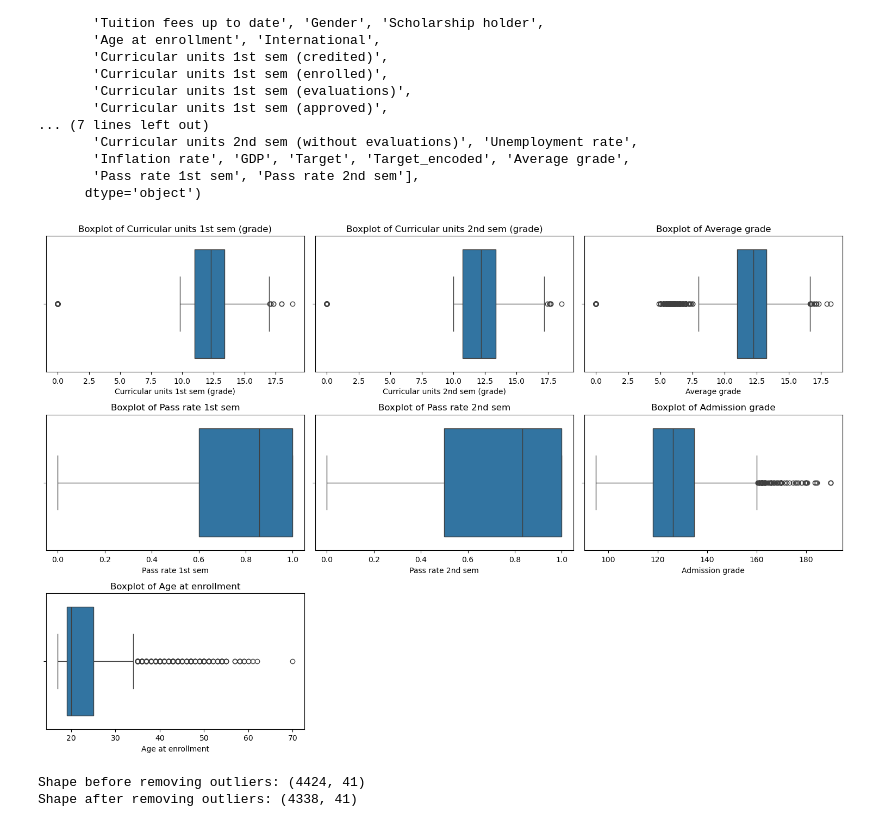
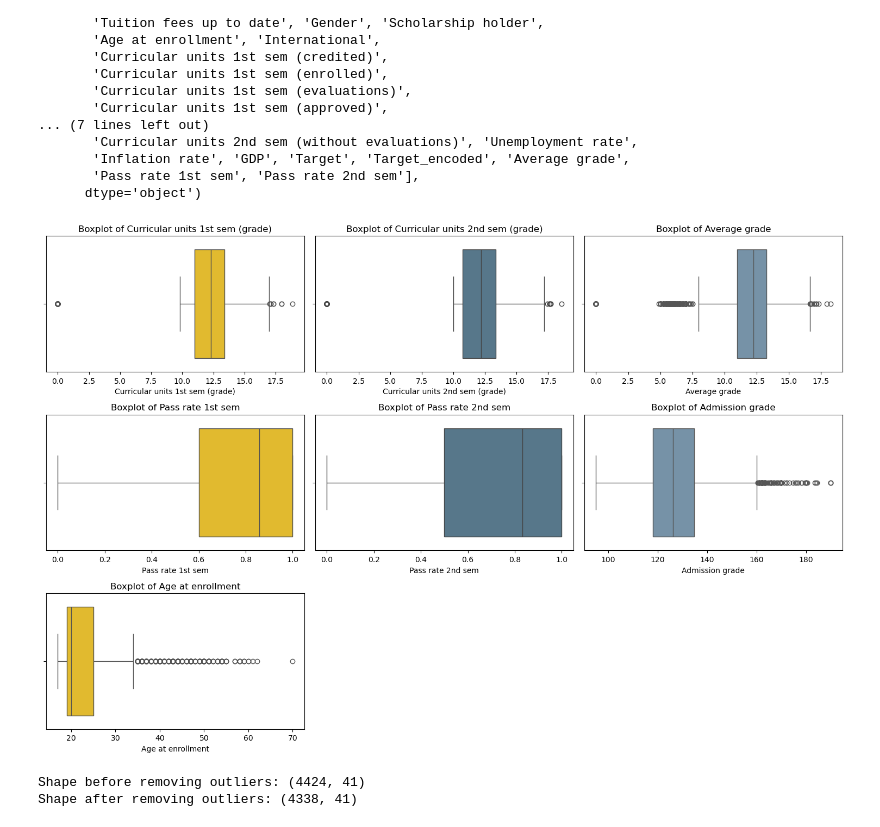
Before and after one commit to TaniaZakowski/machine_learning_projectweek7, a Jupyter notebook: notebook/notebook_machine_learning.ipynb, the cells around one changed output. Drawn from its saved outputs; the diff is of its cells as text; code cells hidden in the pictures.

```diff
--- a/notebook/notebook_machine_learning.ipynb
+++ b/notebook/notebook_machine_learning.ipynb
@@ -304,21 +378,25 @@ Index(['Marital status', 'Application mode', 'Application order', 'Course',
        'Pass rate 1st sem', 'Pass rate 2nd sem'],
       dtype='object')
 # %%
-# Liste der numerischen Spalten, die für Ausreißer analysiert werden sollen
+import matplotlib.pyplot as plt
+import seaborn as sns
+
+# List of numeric columns
 numeric_columns = ['Curricular units 1st sem (grade)', 'Curricular units 2nd sem (grade)',
                    'Average grade', 'Pass rate 1st sem', 'Pass rate 2nd sem',
                    'Admission grade', 'Age at enrollment']
 
-# Erstelle Boxplots für jede numerische Spalte
+# Create boxplots with specified colors
 plt.figure(figsize=(15, 10))
+colors = ['#6e93af', '#ffcb11', '#4f7992']  # Define custom colors
 for i, col in enumerate(numeric_columns, 1):
     plt.subplot(3, 3, i)
-    sns.boxplot(x=data[col])
+    sns.boxplot(x=data[col], color=colors[i % len(colors)])  # Cycle through custom colors
     plt.title(f'Boxplot of {col}')
 plt.tight_layout()
 plt.show()
 # %% [output]
-[figure, old version]
+[figure, new version]
 # %%
 import numpy as np
 
```
Also changed, not shown: parts of 22 cells of this notebook.
